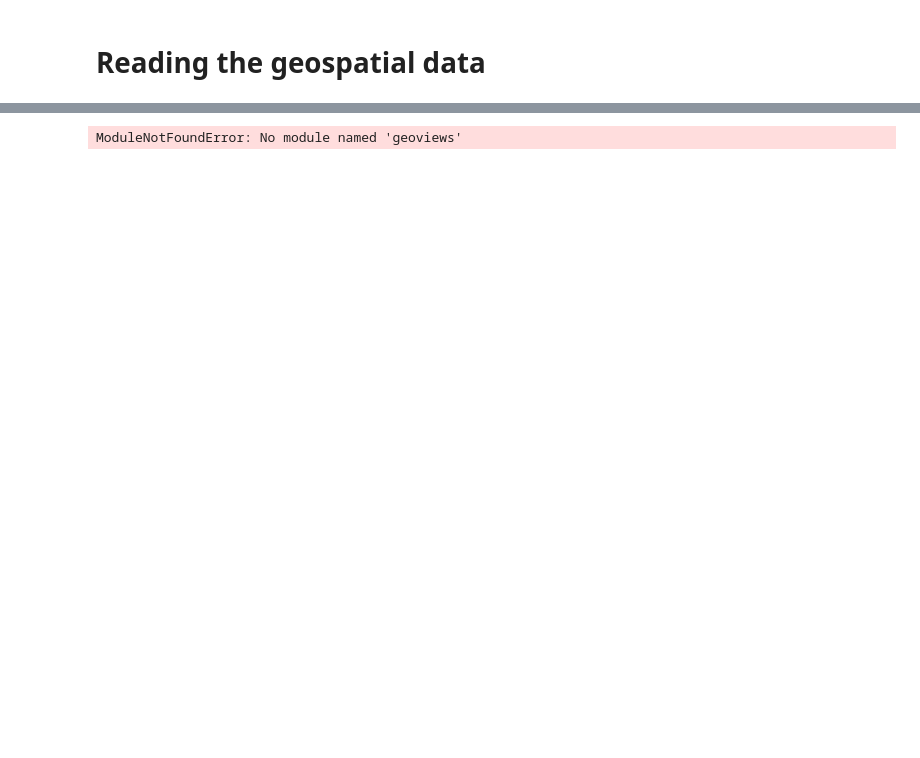
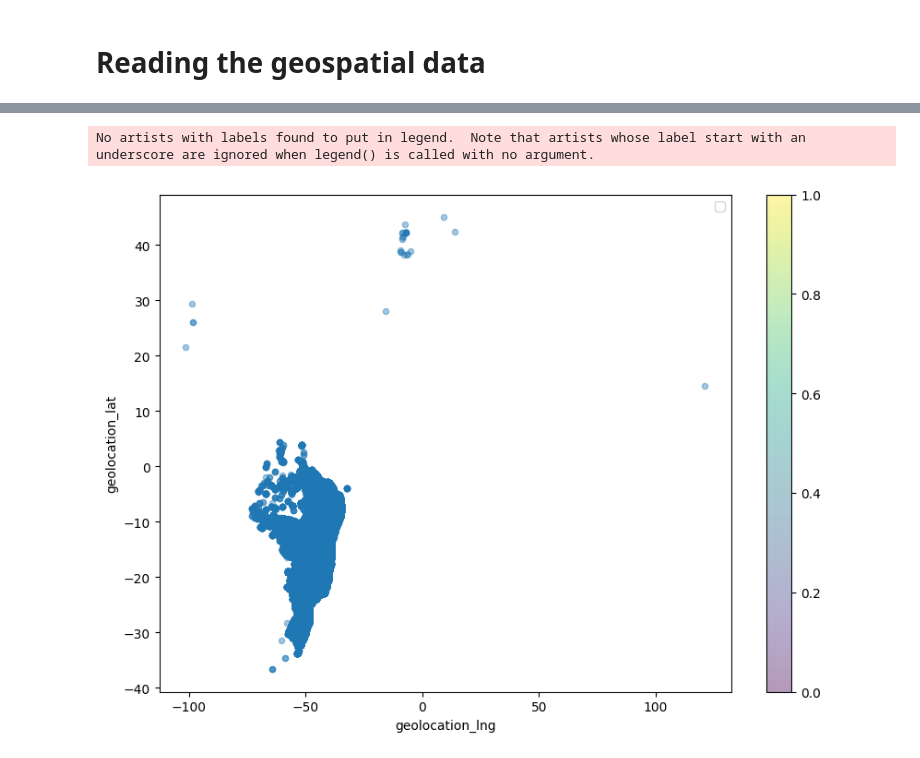
Before and after one commit to Skronski/e_commerce, a Jupyter notebook: 00_programs/geospatial_analysis.ipynb, the cells around one changed output, grey strips where cells are left out. Saved outputs shown, nothing was run; the diff lists cells and outputs as text; code cells hidden in the pictures; blank space fills up the shorter version.

Commit message:
first really bad plot

```diff
--- a/00_programs/geospatial_analysis.ipynb
+++ b/00_programs/geospatial_analysis.ipynb
@@ -4,10 +4,14 @@
 import numpy as np
 import pandas as pd
 import os
+import pandas as pd
+import matplotlib.pyplot as plt
+import geopandas as gpd
+from shapely.geometry import Point, Polygon
 
+%matplotlib inline
 geo = pd.read_csv(
-    "/Users/skronski/Documents/Projects/e_commerce/01_input/olist_geolocation_dataset.csv",
-    dtype={"geolocation_zip_code_prefix": str},
+    "/Users/skronski/Documents/Projects/e_commerce/01_input/olist_geolocation_dataset.csv", dtype={"geolocation_zip_code_prefix": str},
 )
 
 # Gets the first three and four first digits of zip codes, we will explore this further to understand how zip codes works
@@ -29,35 +40,14 @@ geo.head(3)
 | 0 | 01037 | -23.545621 | -46.639292 | sao paulo | SP | ... |
 | 1 | 01046 | -23.546081 | -46.644820 | sao paulo | SP | ... |
 | 2 | 01046 | -23.546129 | -46.642951 | sao paulo | SP | ... |
-# %%
-# plot wtih holoviews + datashader - bokeh with map background
-import holoviews as hv
-import geoviews as gv
-import datashader as ds
-from colorcet import fire, rainbow, bgy, bjy, bkr, kb, kr
-from datashader.colors import colormap_select, Greys9
-from holoviews.streams import RangeXY
-from holoviews.operation.datashader import datashade, dynspread, rasterize
-from bokeh.io import push_notebook, show, output_notebook
-output_notebook()
-hv.extension('bokeh')
-
-%opts Overlay [width=800 height=600 toolbar='above' xaxis=None yaxis=None]
-%opts QuadMesh [tools=['hover'] colorbar=True] (alpha=0 hover_alpha=0.2)
-
-T = 0.05
-PX = 1
-
-def plot_map(data, label, agg_data, agg_name, cmap):
-    url="http://server.arcgisonline.com/ArcGIS/rest/services/Canvas/World_Dark_Gray_Base/MapServer/tile/{Z}/{Y}/{X}.png"
-    geomap = gv.WMTS(url)
-    points = hv.Points(gv.Dataset(data, kdims=['x', 'y'], vdims=[agg_name]))
-    agg = datashade(points, element_type=gv.Image, aggregator=agg_data, cmap=cmap)
-    zip_codes = dynspread(agg, threshold=T, max_px=PX)
-    hover = hv.util.Dynamic(rasterize(points, aggregator=agg_data, width=50, height=25, streams=[RangeXY]), operation=hv.QuadMesh)
-    hover = hover.options(cmap=cmap)
-    img = geomap * zip_codes * hover
-    img = img.relabel(label)
-    return img
-# %% [output]
-ModuleNotFoundError: No module named 'geoviews'
+# %%
+# c is the attribute we'll map onto colors, s is the attribute we'll represent with circle size.
+geo.plot(kind="scatter", x="geolocation_lng", y="geolocation_lat", cmap=plt.get_cmap("jet"),
+    colorbar=True, alpha=0.4, figsize=(10,7),
+)
+plt.legend()
+
+plt.show()
+# %% [output]
+No artists with labels found to put in legend.  Note that artists whose label start with an underscore are ignored when legend() is called with no argument.
+[figure, added]
```
Also changed, not shown: parts of 4 cells of this notebook, 1 other file.
